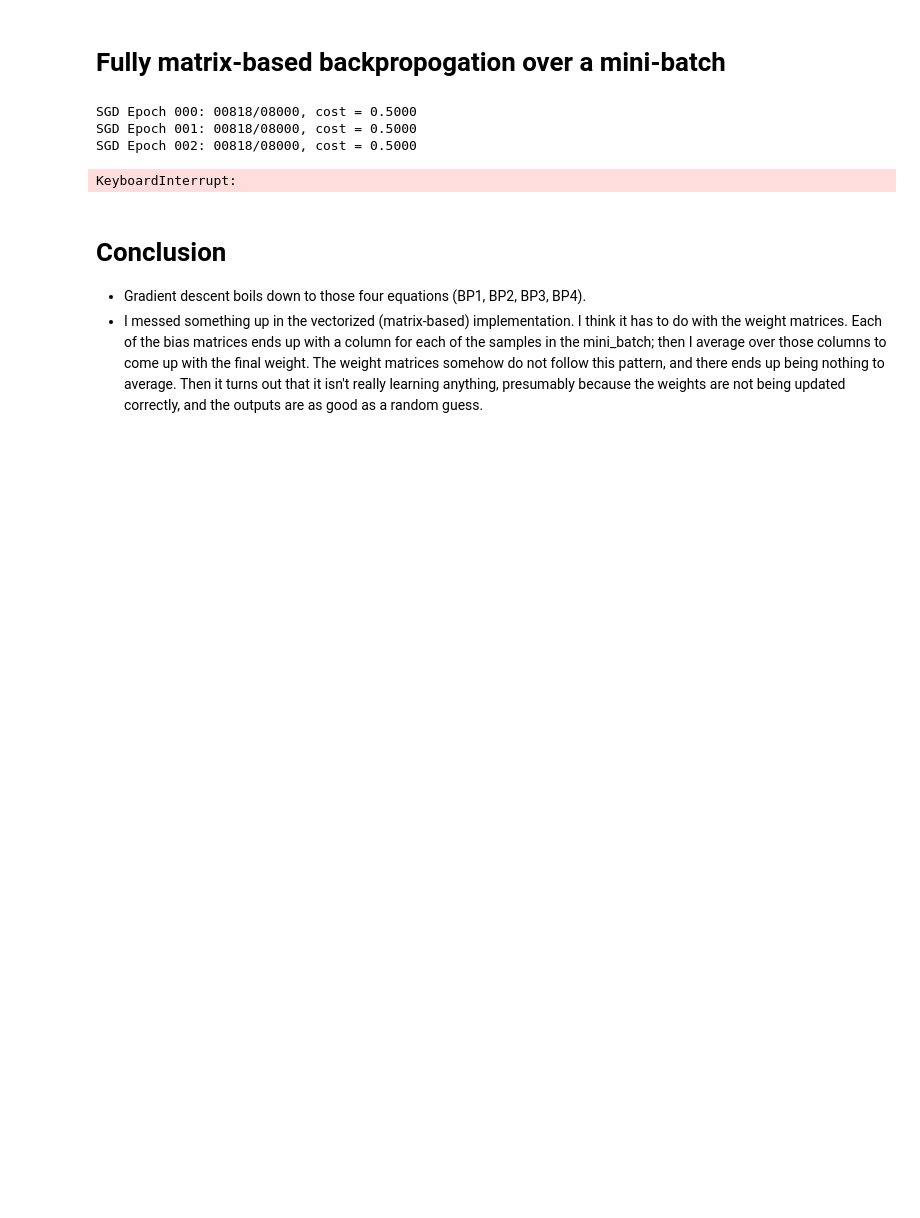
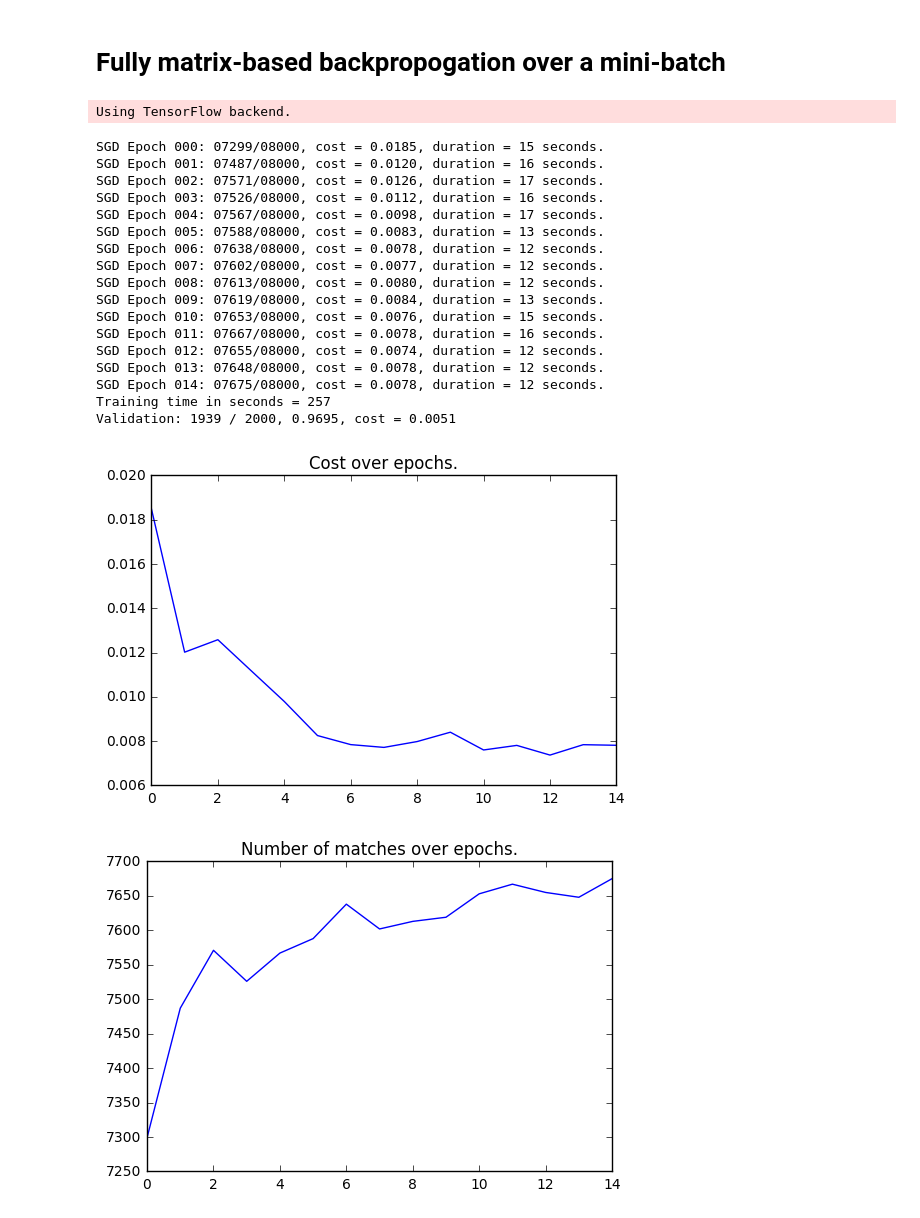
Before and after one commit to alexklibisz/exercises, a Jupyter notebook: nndl/nndl-notes-chap2.ipynb, the cells around one changed output. Drawn from its saved outputs; the diff is of its cells as text; code cells hidden in the pictures; blank space fills up the shorter version.

Commit message:
fixed matrix-based gradient descent implementation

```diff
--- a/nndl/nndl-notes-chap2.ipynb
+++ b/nndl/nndl-notes-chap2.ipynb
@@ -299,20 +299,24 @@ class Network(object):
                 train[k:k+mini_batch_size]
                 for k in range(0, len(train), mini_batch_size)]
 
+            t0 = time.time()
+
             # Use each of the mini batches to update biases
             # and weights using back propogation.
             for mb in mini_batches:
                 self.update_by_mini_batch(mb, eta)
+
+            t1 = time.time()
 
             # Evaluate on test data if given, print results.
             if test_data:
                 correct, cost = self.evaluate(test_data)
                 correct_list.append(correct)
                 cost_list.append(cost)
-                print("SGD Epoch %03d: %05d/%05d, cost = %.4lf" %
-                     (epoch, correct, len(test_data), cost))
+                print("SGD Epoch %03d: %05d/%05d, cost = %.4lf, duration = %d seconds." %
+                     (epoch, correct, len(test_data), cost, t1 - t0))
             else:
-                print("SGD Epoch %d complete" % (epoch))
+                print("SGD Epoch %d complete, duration = %d seconds." % (epoch, t1 - t0))
 
         return correct_list, cost_list
 
@@ -333,9 +337,8 @@ class Network(object):
         return
 
     def back_prop_matrix(self, batch):
-        '''Back propogation algorithm for multiple (x,y) (input,output)
-        training samples. batch is expected to be a list of (input,output)
-        pairs e.g. [(x1,y1),(x2,y2),...] '''
+        '''Matrix-based backpropagation algorithm based on last problem in
+        NNDL chapter 2.'''
 
         # X is an (n x b) matrix, where b is the number of samples in the batch.
         # "We can begin with a matrix X whose columns are the vectors in the mini-batch."
@@ -360,9 +363,6 @@ class Network(object):
             Z_seq.append(Z)      # Store weighted inputs.
             A_seq.append(A)      # Store activations.
 
-        np.set_printoptions(precision=2)
-        np.set_printoptions(suppress=True)
-
         # Backward propagation.
         # "We backpropagate along similar lines.
 
@@ -386,12 +386,14 @@ class Network(object):
             # Eq. BP4.
             grad_w = [np.dot(D, A_seq[-l - 1].transpose())] + grad_w
 
-        # TODO: I don't think the shapes of grad_w are correct.
-
         # Compute the mean gradients for each neuron at each layer
-        # to make modifying the biases and weights simple.
-        grad_b_mean = [(np.sum(b, axis=1) / b.shape[1]) for b in grad_b]
-        grad_w_mean = [(w / b.shape[1]) for w in grad_w]
+        # to make modifying the biases and weights simple. Each bias
+        # matrix has a column for each sample in the batch, so it needs to
+        # be summed row-wise using np.sum. This is not the case for the
+        # weight matrices, and I still don't fully understand why, but
+        # it ends up working out.
+        grad_b_mean = [(np.sum(b, axis=1) / len(batch)) for b in grad_b]
+        grad_w_mean = [(w / len(batch)) for w in grad_w]
 
         return grad_b_mean, grad_w_mean
 
@@ -462,40 +464,51 @@ class Network(object):
         # The activation at layer i is the sigmoid function
         # evaluated on the current weights and biases and the
         # activation from layer i - 1.
         for b, w in zip(self.biases, self.weights):
             a = sigmoid(np.dot(w,a) + b)
 
         # The output is the last activation.
         outputs = a
         return outputs
 
 # Retrieve 60000 training, 8000 testing, 2000 validation samples.
 train, test, validate = helpers.get_mnist_data()
 
 t0 = time.time()
 net = Network([784,60,60,10])
-num_matches_list, cost_list = net.SGD(train, epochs=15, mini_batch_size=20, eta=3.0, test_data=test)
+num_matches_list, cost_list = net.SGD(train, epochs=15, mini_batch_size=10, eta=3.0, test_data=test)
 t1 = time.time()
 print('Training time in seconds = %d' % (t1 - t0))
 
 num_matches, cost = net.evaluate(validate)
 print('Validation: %d / %d, %.4lf, cost = %.4lf' %
     (num_matches, len(validate), num_matches / len(validate), cost))
 
 plt.title('Cost over epochs.')
 plt.plot(cost_list)
 plt.show()
 
 plt.title('Number of matches over epochs.')
 plt.plot(num_matches_list)
 plt.show()
 # %% [output]
-SGD Epoch 000: 00818/08000, cost = 0.5000
-SGD Epoch 001: 00818/08000, cost = 0.5000
-SGD Epoch 002: 00818/08000, cost = 0.5000
+Using TensorFlow backend.
-KeyboardInterrupt:
+SGD Epoch 000: 07299/08000, cost = 0.0185, duration = 15 seconds.
+SGD Epoch 001: 07487/08000, cost = 0.0120, duration = 16 seconds.
+SGD Epoch 002: 07571/08000, cost = 0.0126, duration = 17 seconds.
+SGD Epoch 003: 07526/08000, cost = 0.0112, duration = 16 seconds.
+SGD Epoch 004: 07567/08000, cost = 0.0098, duration = 17 seconds.
+SGD Epoch 005: 07588/08000, cost = 0.0083, duration = 13 seconds.
+SGD Epoch 006: 07638/08000, cost = 0.0078, duration = 12 seconds.
+SGD Epoch 007: 07602/08000, cost = 0.0077, duration = 12 seconds.
+SGD Epoch 008: 07613/08000, cost = 0.0080, duration = 12 seconds.
+SGD Epoch 009: 07619/08000, cost = 0.0084, duration = 13 seconds.
+SGD Epoch 010: 07653/08000, cost = 0.0076, duration = 15 seconds.
+SGD Epoch 011: 07667/08000, cost = 0.0078, duration = 16 seconds.
+SGD Epoch 012: 07655/08000, cost = 0.0074, duration = 12 seconds.
+SGD Epoch 013: 07648/08000, cost = 0.0078, duration = 12 seconds.
+SGD Epoch 014: 07675/08000, cost = 0.0078, duration = 12 seconds.
+Training time in seconds = 257
+Validation: 1939 / 2000, 0.9695, cost = 0.0051
+[figure, added]
+[figure, added]
-# %% [markdown]
-# Conclusion
-
-- Gradient descent boils down to those four equations (BP1, BP2, BP3, BP4).
-- I messed something up in the vectorized (matrix-based) implementation. I think it has to do with the weight matrices. Each of the bias matrices ends up with a column for each of the samples in the mini_batch; then I average over those columns to come up with the final weight. The weight matrices somehow do not follow this pattern, and there ends up being nothing to average. Then it turns out that it isn't really learning anything, presumably because the weights are not being updated correctly, and the outputs are as good as a random guess.
```
Also changed, not shown: parts of 1 cell of this notebook, 1 other file.
